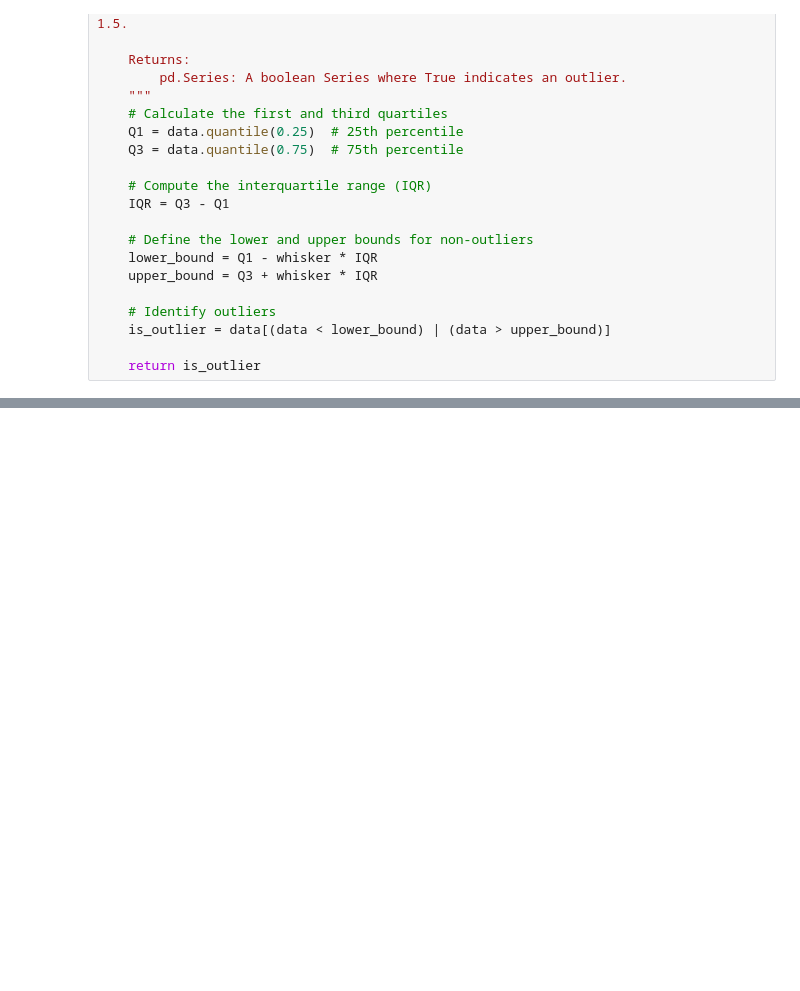
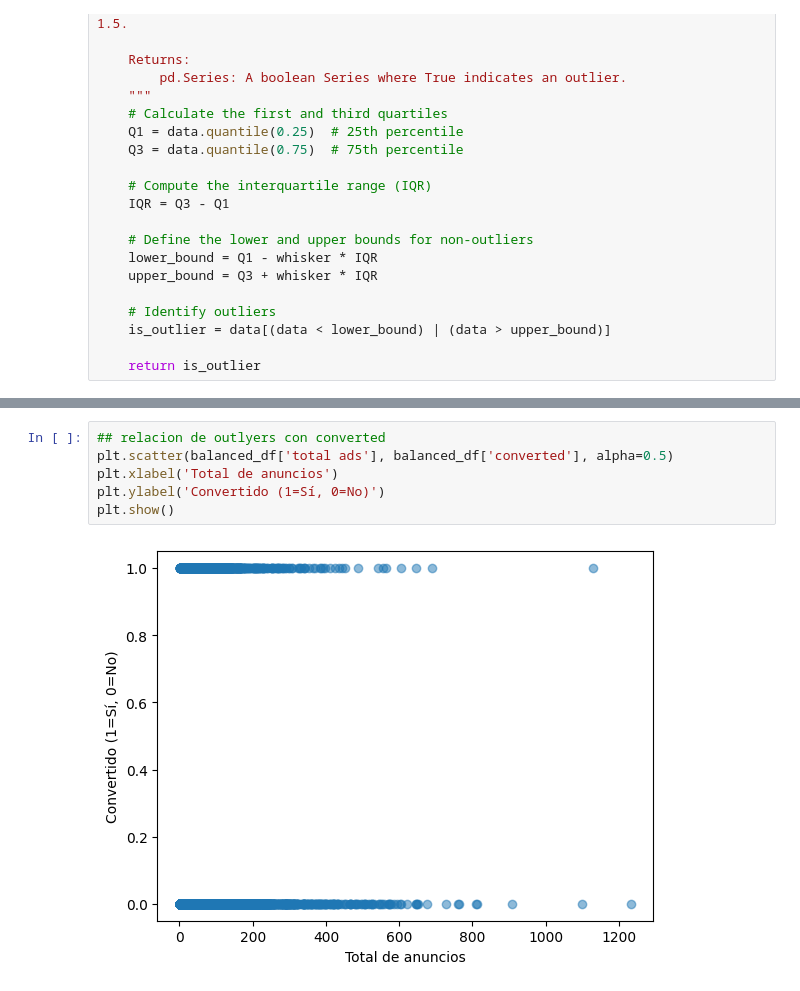
Before and after one commit to marta-ba/marketing_campaing_abtesting, a Jupyter notebook: eda.ipynb, the cells around one changed output, grey strips where cells are left out. Drawn from its saved outputs; the diff is of its cells as text; blank space fills up the shorter version.

```diff
--- a/eda.ipynb
+++ b/eda.ipynb
@@ -97,0 +179,8 @@ Percentage of outliers   : 8.85%
+# %%
+## relacion de outlyers con converted
+plt.scatter(balanced_df['total ads'], balanced_df['converted'], alpha=0.5)
+plt.xlabel('Total de anuncios')
+plt.ylabel('Convertido (1=Sí, 0=No)')
+plt.show()
+# %% [output]
+[figure, added]
```
Also changed, not shown: parts of 38 cells of this notebook, 2 other files.
